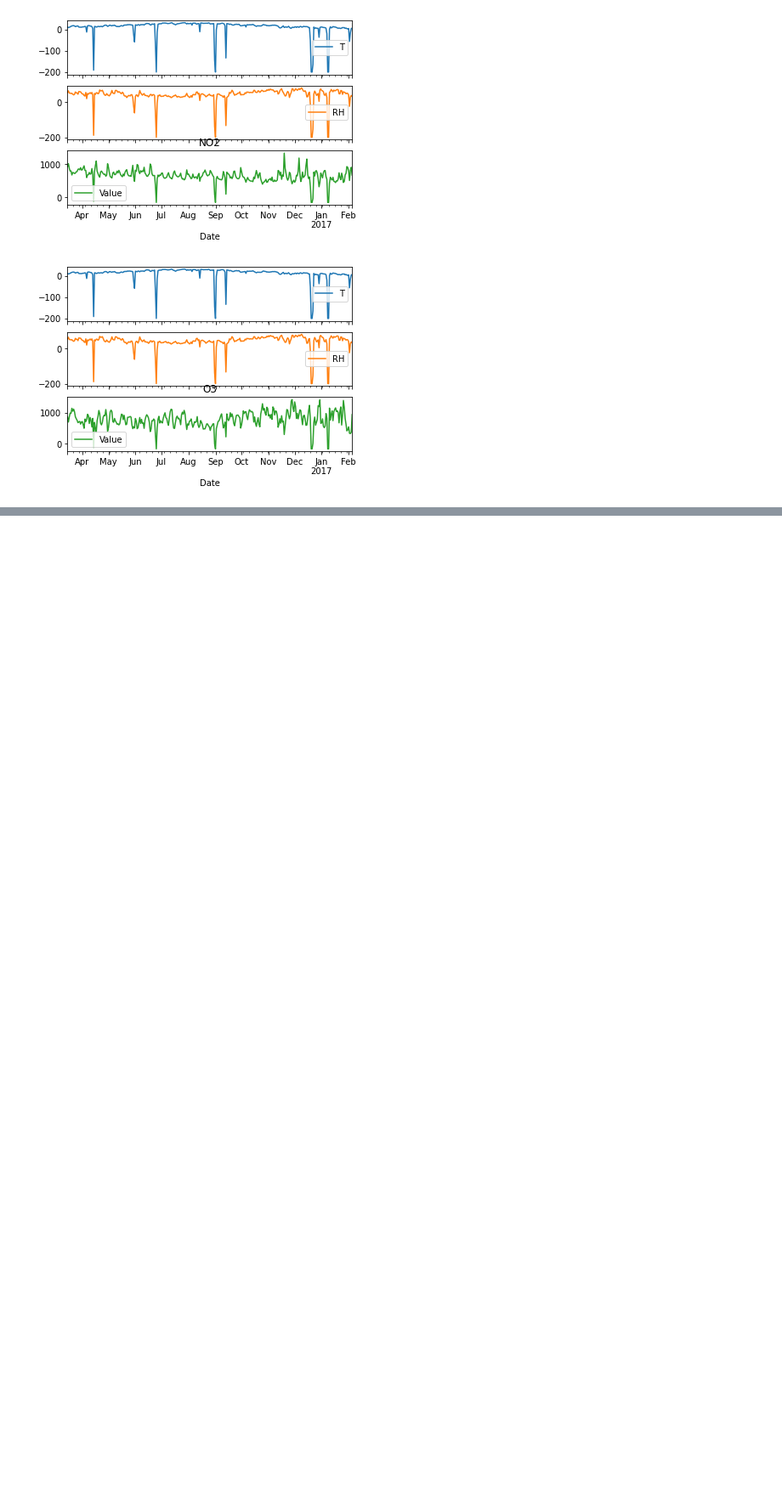
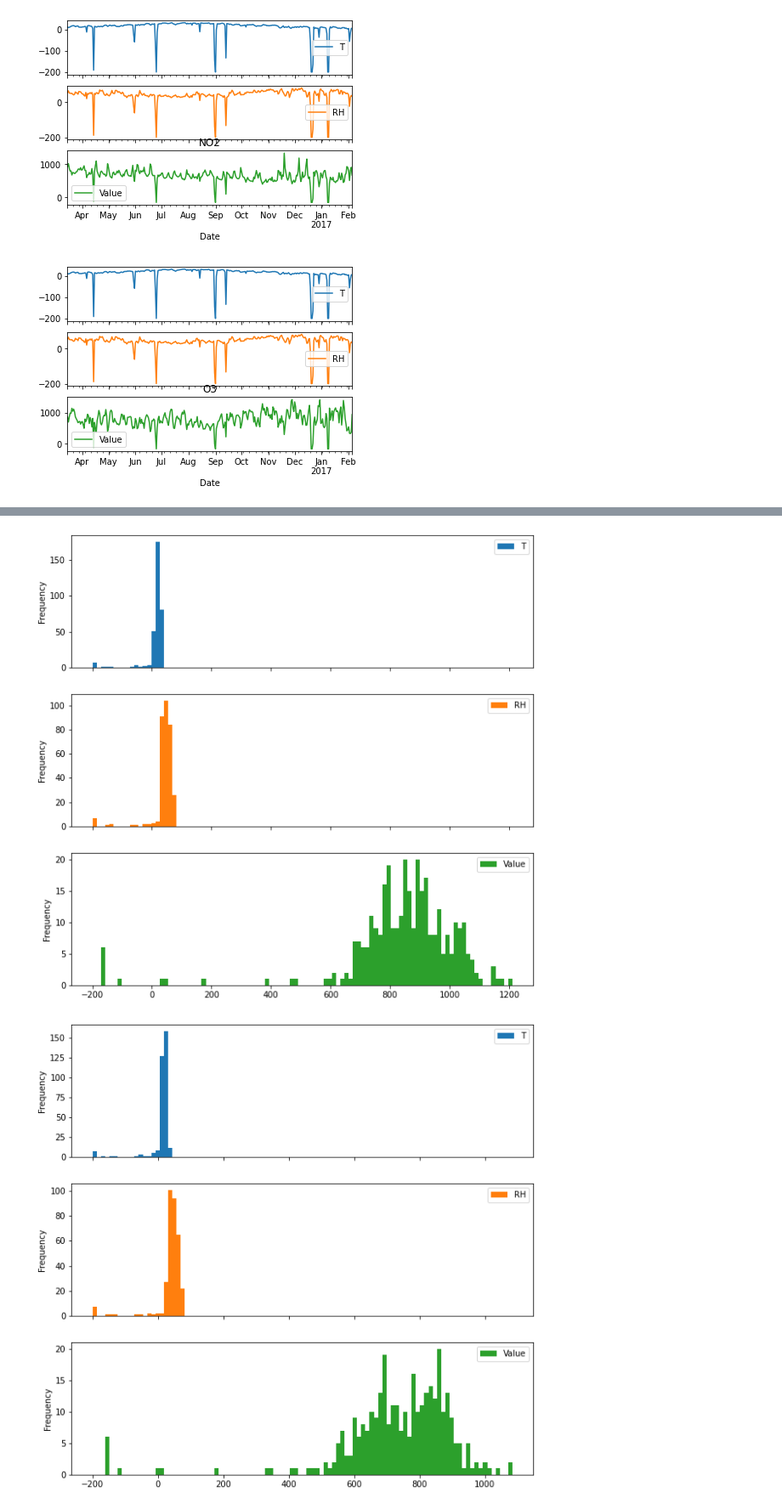
Before and after one commit to JoelPoah/AIMLCA2, a Jupyter notebook: TimeSeries_PartA/TimeSeries.ipynb, the cells around one changed output, grey strips where cells are left out. Shown: that part at 85% size. Cells and saved outputs as stored; diff of their text form; code cells hidden in the pictures; blank space fills up the shorter version.

```diff
--- a/TimeSeries_PartA/TimeSeries.ipynb
+++ b/TimeSeries_PartA/TimeSeries.ipynb
@@ -115,9 +175,13 @@ for gas in gases:
 # %%
-fig, ax = plt.subplots(4, 1, figsize=(14, 5))
-gases = airtrain.Gas.unique()
-i = 0
-for gas in gases:
-    airtrain[airtrain.Gas==gas].plot( kind='hist',subplots=True)
-    ax[i].set_title(gas)
-    i += 1
-    plt.show()
+# plot a graph group by the Gas column with label as the Gas column
+airtrain.groupby('Gas').plot(kind='hist',subplots=True,figsize=(10,10),bins = 1000)
+# gases = airtrain.Gas.unique()
+# i = 0
+# for gas in gases:
+#     airtrain[airtrain.Gas==gas].plot(kind='hist',subplots=True,bins=20)
+#     ax[i].set_title(gas)
+#     i += 1
+plt.show()
+# %% [output]
+[figure, added]
+[figure, added]
```
Also changed, not shown: parts of 26 cells of this notebook, 1 other file.
